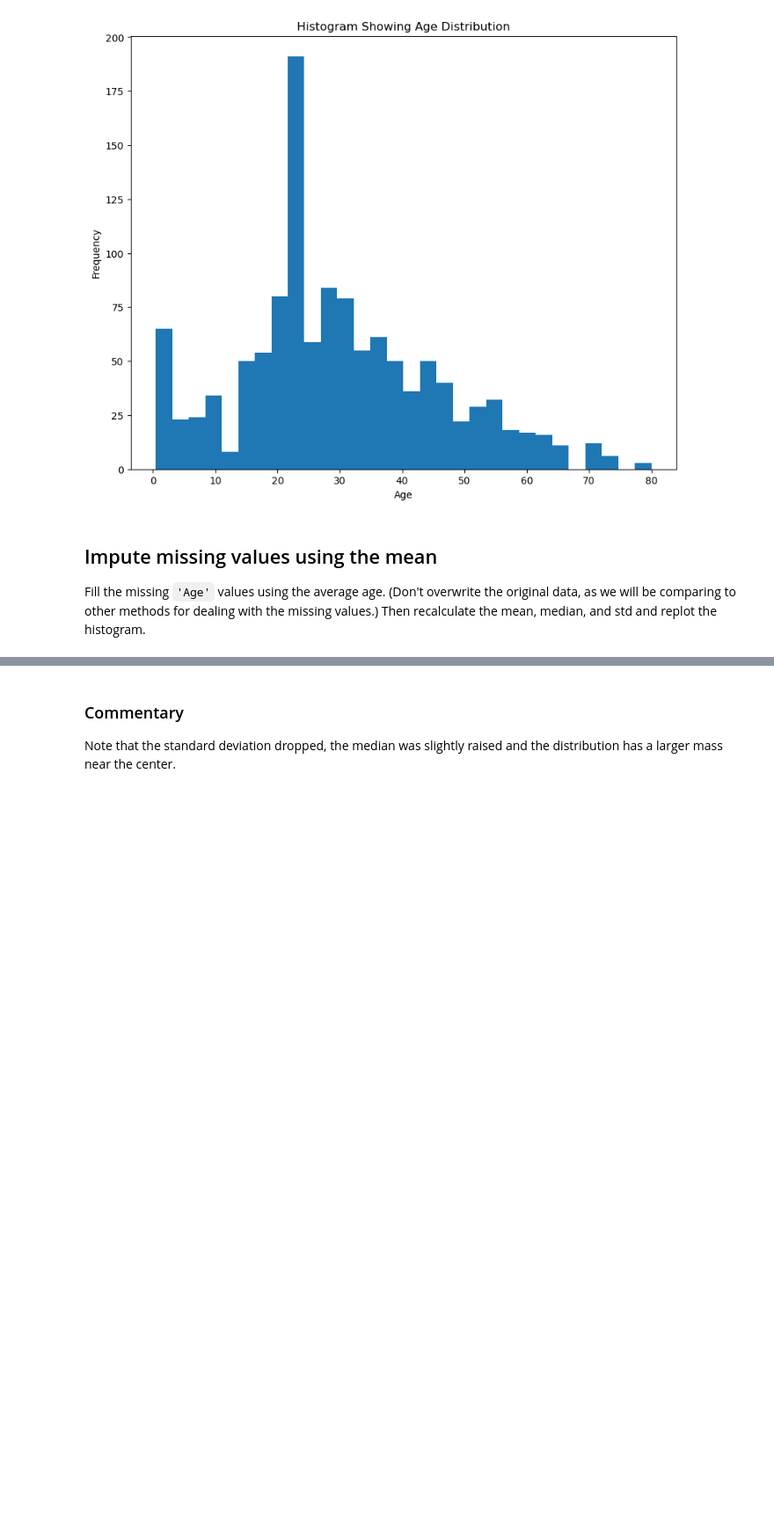
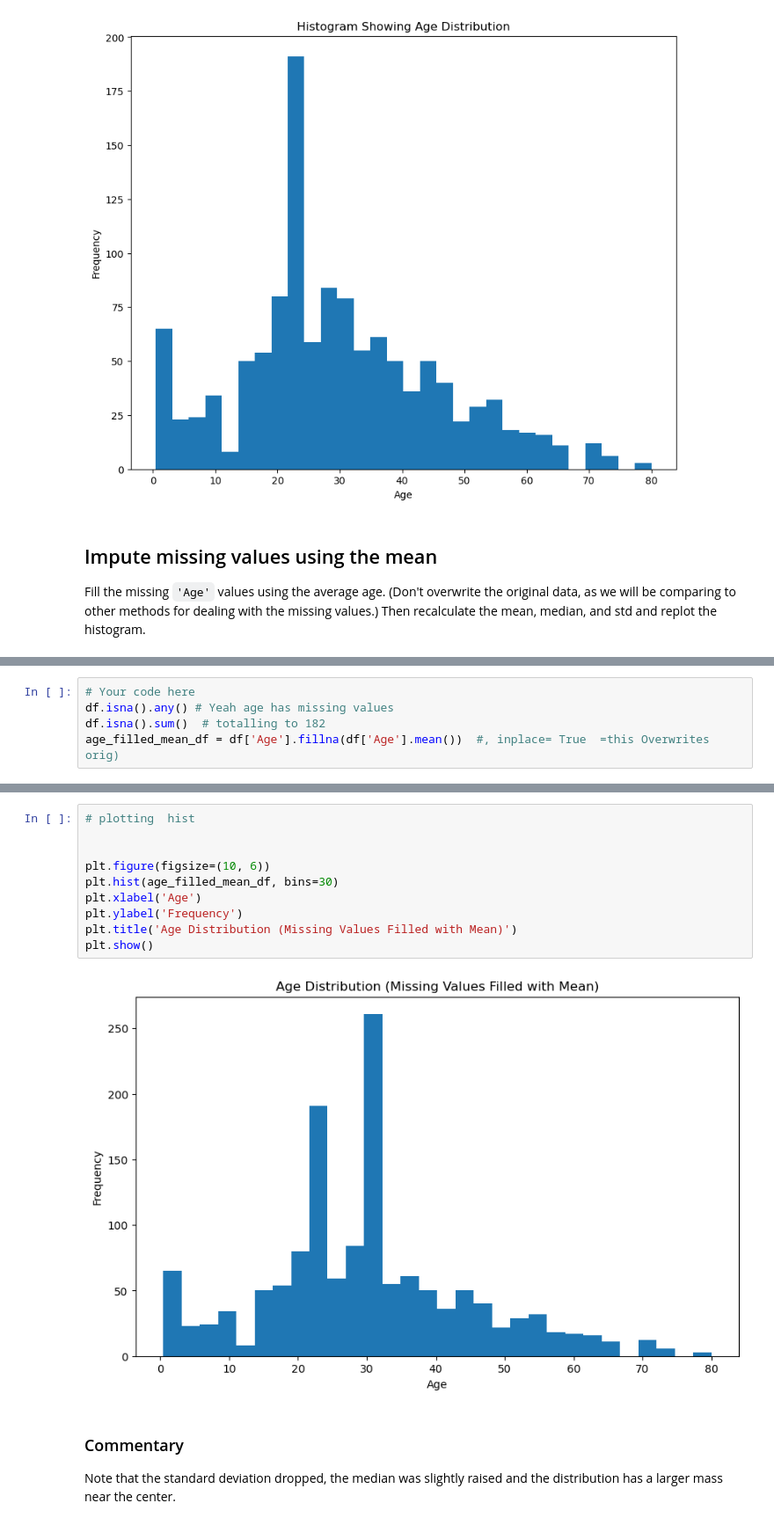
Before and after one commit to Orandifelix/dsc-more-on-missing-data-lab, a Jupyter notebook: index.ipynb, the cells around one changed output, grey strips where cells are left out. Shown at 88% size. Saved outputs shown, nothing was run; the diff lists cells and outputs as text; blank space fills up the shorter version.

```diff
--- a/index.ipynb
+++ b/index.ipynb
@@ -80,0 +82,5 @@ Fill the missing `'Age'` values using the average age. (Don't overwrite the orig
+# %%
+# Your code here
+df.isna().any() # Yeah age has missing values
+df.isna().sum()  # totalling to 182
+age_filled_mean_df = df['Age'].fillna(df['Age'].mean())  #, inplace= True  =this Overwrites orig)
@@ -81,3 +97,15 @@ Fill the missing `'Age'` values using the average age. (Don't overwrite the orig
+# %%
+# plotting  hist
+
+
+plt.figure(figsize=(10, 6))
+plt.hist(age_filled_mean_df, bins=30)
+plt.xlabel('Age')
+plt.ylabel('Frequency')
+plt.title('Age Distribution (Missing Values Filled with Mean)')
+plt.show()
+# %% [output]
+[figure, added]
 # %% [markdown]
 ### Commentary
 
```
Also changed, not shown: parts of 10 cells of this notebook.
